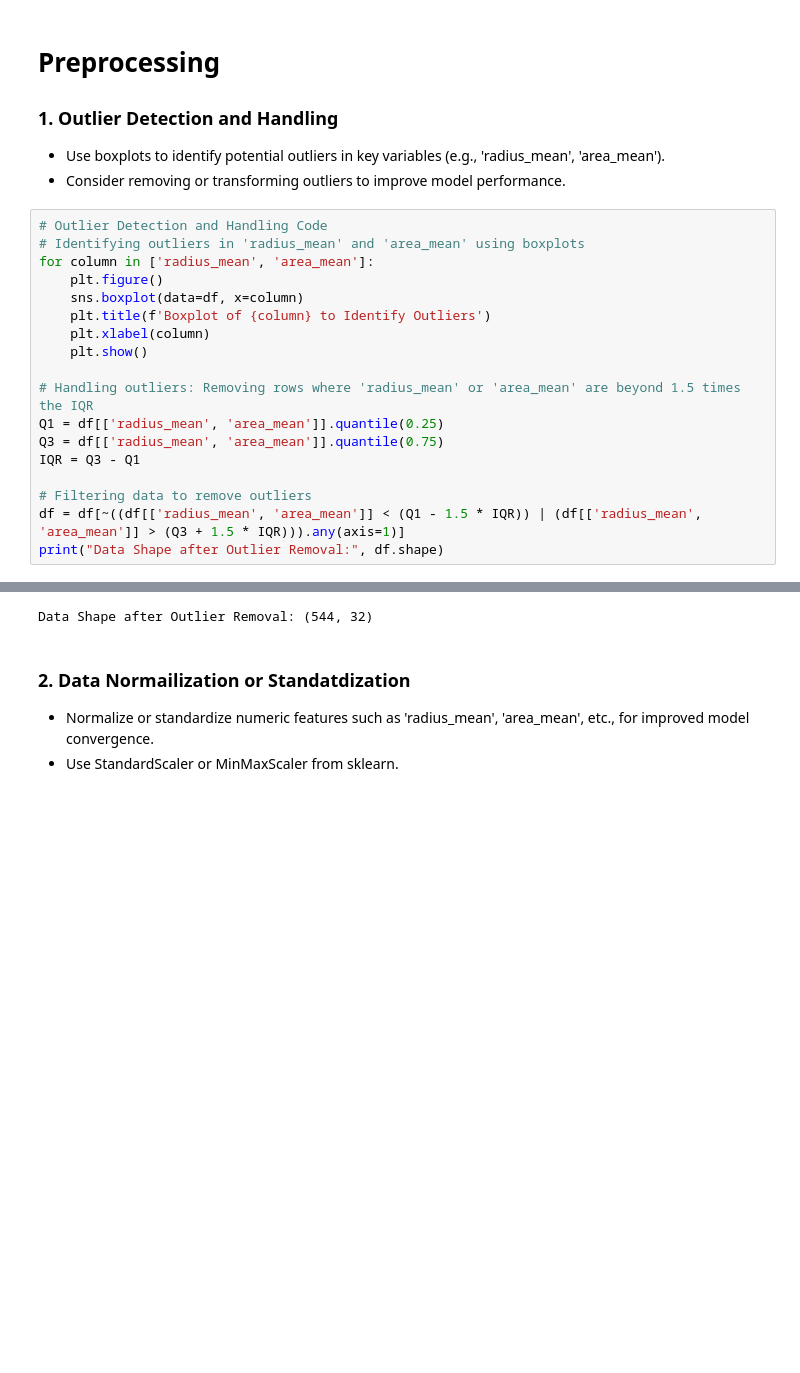
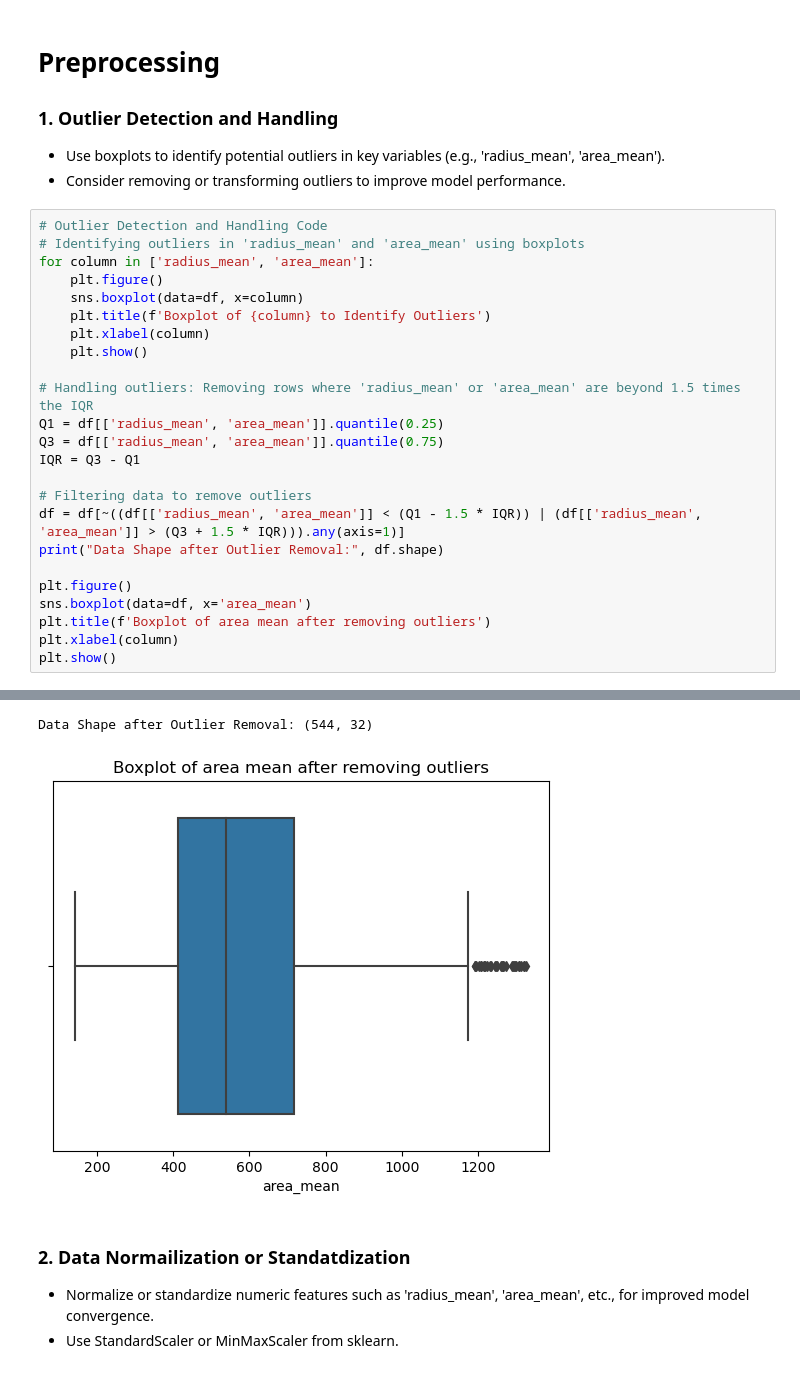
Before and after one commit to digitaldna01/CASCS506-FinalProject, a Jupyter notebook: Finalproject.ipynb, the cells around one changed output, grey strips where cells are left out. Drawn from its saved outputs; the diff is of its cells as text; blank space fills up the shorter version.

```diff
--- a/Finalproject.ipynb
+++ b/Finalproject.ipynb
@@ -172,25 +172,32 @@ plt.show()
 # %%
 # Outlier Detection and Handling Code
 # Identifying outliers in 'radius_mean' and 'area_mean' using boxplots
 for column in ['radius_mean', 'area_mean']:
     plt.figure()
     sns.boxplot(data=df, x=column)
     plt.title(f'Boxplot of {column} to Identify Outliers')
     plt.xlabel(column)
     plt.show()
 
 # Handling outliers: Removing rows where 'radius_mean' or 'area_mean' are beyond 1.5 times the IQR
 Q1 = df[['radius_mean', 'area_mean']].quantile(0.25)
 Q3 = df[['radius_mean', 'area_mean']].quantile(0.75)
 IQR = Q3 - Q1
 
 # Filtering data to remove outliers
 df = df[~((df[['radius_mean', 'area_mean']] < (Q1 - 1.5 * IQR)) | (df[['radius_mean', 'area_mean']] > (Q3 + 1.5 * IQR))).any(axis=1)]
 print("Data Shape after Outlier Removal:", df.shape)
+
+plt.figure()
+sns.boxplot(data=df, x='area_mean')
+plt.title(f'Boxplot of area mean after removing outliers')
+plt.xlabel(column)
+plt.show()
 # %% [output]
 [figure]
 [figure]
 Data Shape after Outlier Removal: (544, 32)
+[figure, added]
 # %% [markdown]
 ### 2. Data Normailization or Standatdization
 
```
Also changed, not shown: parts of 2 cells of this notebook, 5 other files.
